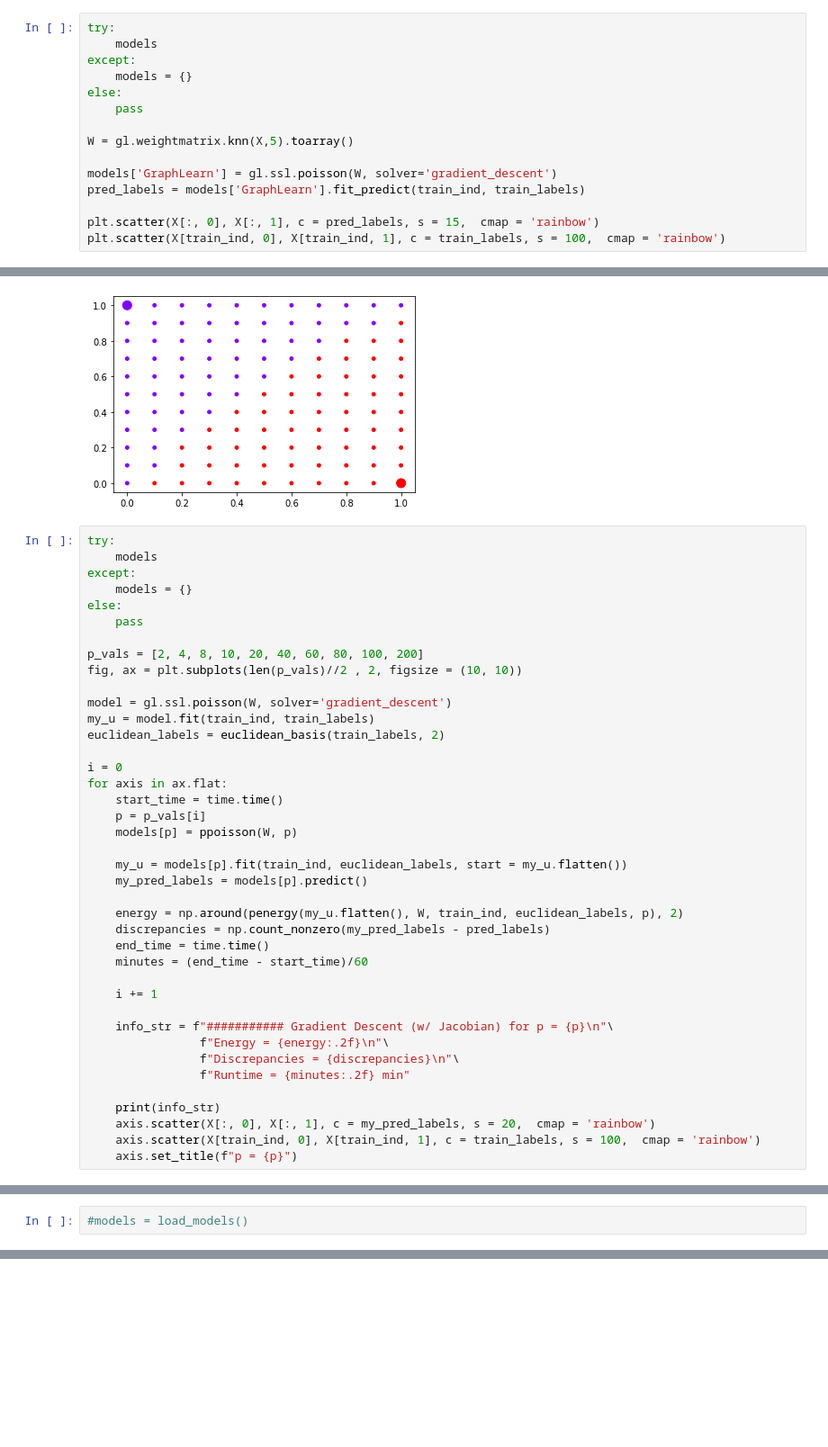
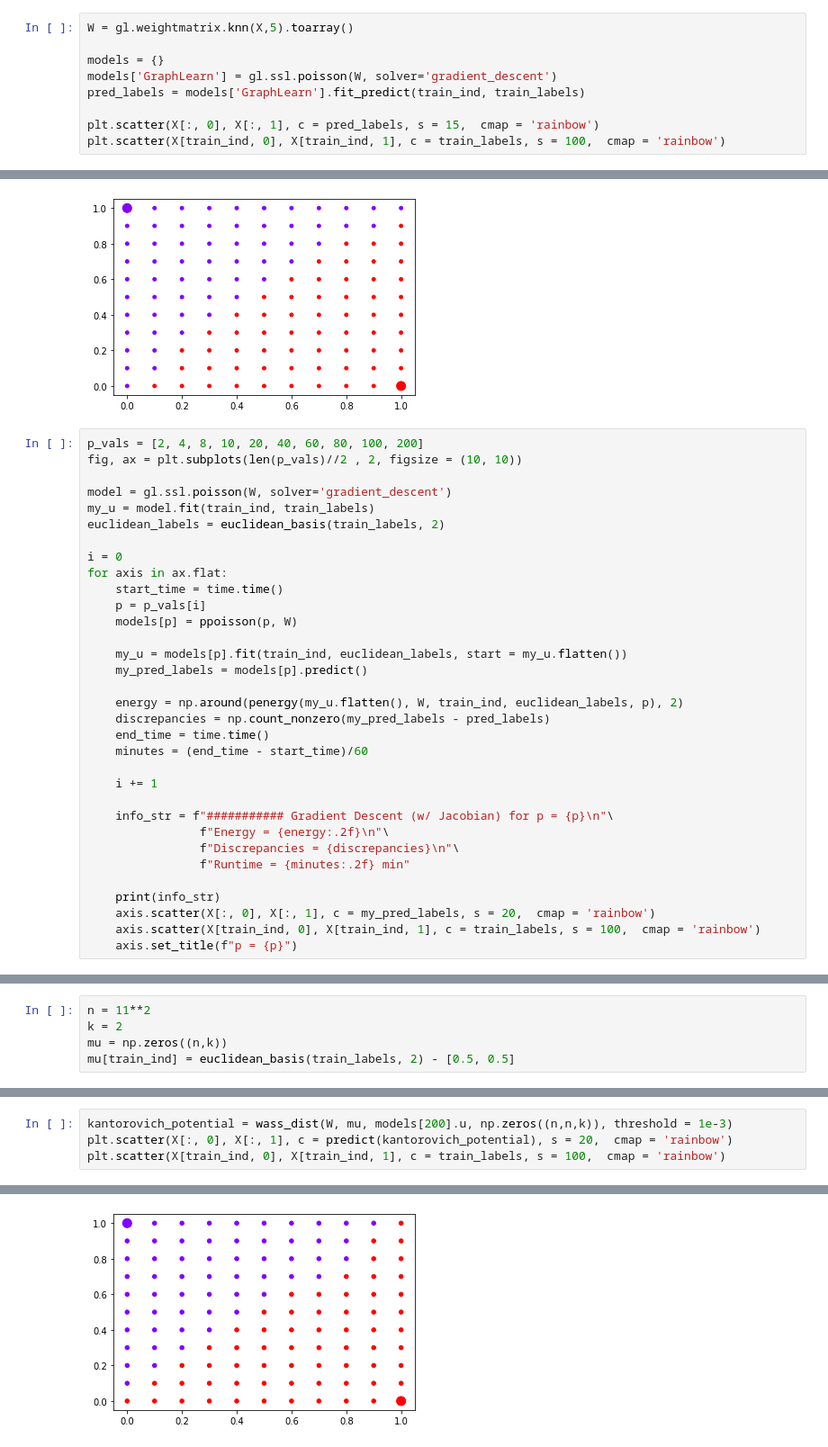
Before and after one commit to gstamatiou/optimal-classification, a Jupyter notebook: square1.ipynb, the cells around one changed output, grey strips where cells are left out. Shown at 90% size. Cells and saved outputs as stored; diff of their text form; blank space fills up the shorter version.

```diff
--- a/square1.ipynb
+++ b/square1.ipynb
@@ -243,15 +95,9 @@ plt.show()
 # %% [markdown]
 # Train Models
 # %%
-try:
-    models
-except:
-    models = {}
-else:
-    pass
-
 W = gl.weightmatrix.knn(X,5).toarray()
 
+models = {}
 models['GraphLearn'] = gl.ssl.poisson(W, solver='gradient_descent')
 pred_labels = models['GraphLearn'].fit_predict(train_ind, train_labels)
 
@@ -261,13 +107,6 @@ plt.scatter(X[train_ind, 0], X[train_ind, 1], c = train_labels, s = 100,  cmap =
 <matplotlib.collections.PathCollection at 0x...>
 [figure]
 # %%
-try:
-    models
-except:
-    models = {}
-else:
-    pass
-
 p_vals = [2, 4, 8, 10, 20, 40, 60, 80, 100, 200]
 fig, ax = plt.subplots(len(p_vals)//2 , 2, figsize = (10, 10))
 
@@ -279,7 +118,7 @@ i = 0
 for axis in ax.flat:
     start_time = time.time()
     p = p_vals[i]
-    models[p] = ppoisson(W, p)
+    models[p] = ppoisson(p, W)
 
     my_u = models[p].fit(train_ind, euclidean_labels, start = my_u.flatten())
     my_pred_labels = models[p].predict()
@@ -340,2 +167,5 @@ print(np.linalg.norm(models[100].solution - models[200].solution))
 # %%
-#models = load_models()
+n = 11**2
+k = 2
+mu = np.zeros((n,k))
+mu[train_ind] = euclidean_basis(train_labels, 2) - [0.5, 0.5]
@@ -341,0 +174,5 @@ print(np.linalg.norm(models[100].solution - models[200].solution))
+# %%
+kantorovich_potential = wass_dist(W, mu, models[200].u, np.zeros((n,n,k)), threshold = 1e-3)
+plt.scatter(X[:, 0], X[:, 1], c = predict(kantorovich_potential), s = 20,  cmap = 'rainbow')
+plt.scatter(X[train_ind, 0], X[train_ind, 1], c = train_labels, s = 100,  cmap = 'rainbow')
+# %% [output]
@@ -341,0 +180 @@ print(np.linalg.norm(models[100].solution - models[200].solution))
+[figure, added]
```
Also changed, not shown: parts of 13 cells of this notebook, 1 other file.
